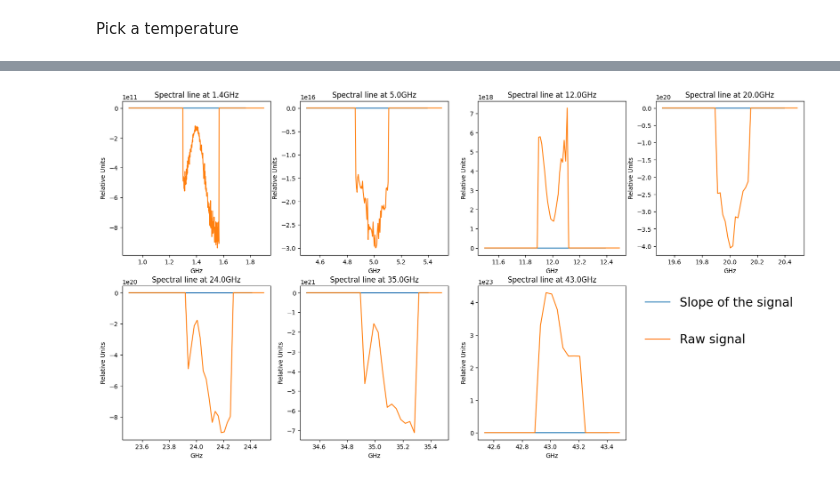
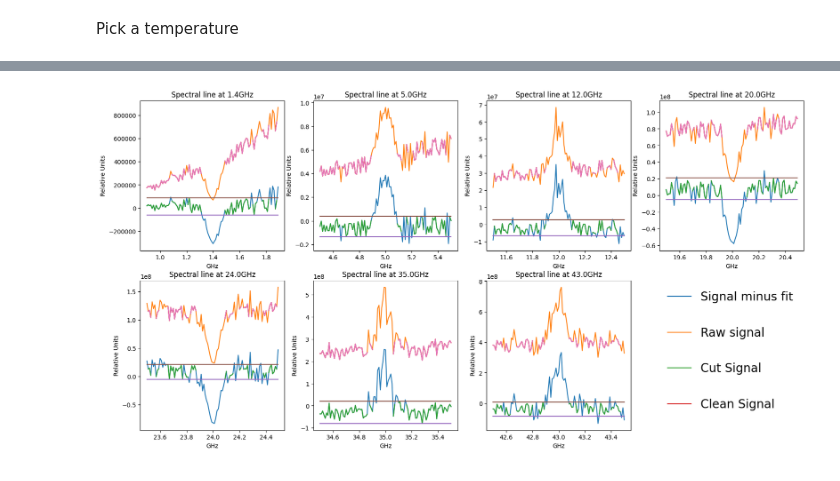
Before and after one commit to iliodis/ASTRO-BEAM, a Jupyter notebook: Task1-BlackbodyRadiationFitting/BlackbodyRadiationFitting.ipynb, the cells around one changed output, grey strips where cells are left out. Saved outputs shown, nothing was run; the diff lists cells and outputs as text; code cells hidden in the pictures.

```diff
--- a/Task1-BlackbodyRadiationFitting/BlackbodyRadiationFitting.ipynb
+++ b/Task1-BlackbodyRadiationFitting/BlackbodyRadiationFitting.ipynb
@@ -273,7 +273,8 @@ T = 1e4   #K
 import random
 
 X0 = 100
-X = np.geomspace(10e-3 , X0, 10000)
+X = np.linspace(10e-3, X0, 10000)
+# X = np.geomspace(10e-3 , X0, 10000)
 clean = Bv(X, T)
 
 # Trick for now
@@ -420,6 +421,7 @@ def quadratic(x, a):
 # lines = clean
 
 # spectral_lines = np.array([1.4, 5, 12, 20, 24, 35, 43])
+clean = signal.copy()
 
 # Trick for now
 noise = np.random.normal(0,0.3,len(clean))
@@ -440,70 +442,114 @@ for i in range(len(spectral_lines)):
         # signal[k] += sign*gauss[j]*signal[k]
         # clean[k] +=sign*gauss[j]*clean[k]
 
-    popt, pcov = optimize.curve_fit(Bv, X_cords, signal[points[0]:points[-1]+1])
-    popt1, pcov1 = optimize.curve_fit(quadratic, X_cords, signal[points[0]:points[-1]+1])
-
     df = pd.DataFrame({})
     df["Y"] = signal[points[0]:points[-1]+1]
     step = int(len(points)/10)
+    # step = 5
     dy = pd.DataFrame(df.iloc[step:].values-df.iloc[:-step].values)
     for j in range(step):
-        dy.loc[dy.size] = np.nan
+        dy.loc[dy.size] = dy[0][dy.size-1]
 
     # for j,v in enumerate(points):
         # print(dy[0][j])
         # print(max(dy[0]))
 
     max_point = [j for j,v in enumerate(points) if dy[0][j] == max(dy[0])][0]
+
     min_point = [j for j,v in enumerate(points) if dy[0][j] == min(dy[0])][0]
     start = int(min(max_point, min_point))
 
+    # for j in range(int(np.ceil(step/2))):
+    #     dy.loc[dy.size] = np.nan
+
+    popt, pcov = optimize.curve_fit(Bv, X_cords, signal[points[0]:points[-1]+1])
+    if(quad):
+        popt1, pcov1 = optimize.curve_fit(quadratic, X_cords, signal[points[0]:points[-1]+1])
+
+    cut_signal = signal[points[0]:points[-1]+1] - Bv(X_cords, *popt)
     flag = False
 
-    if start == max_point:
-        for j,v in enumerate(points):
-            if(not(flag) and v > points[min_point] and dy[0][j] > 0):
-                flag = True
-            if(flag):
-                if(dy[0][j] < 0):
-                    stop = j
-                    break
-    else:
-        for j,v in enumerate(points):
-            if(not(flag) and v > points[max_point] and dy[0][j] < 0):
-                flag = True
-            if(flag):
-                if(dy[0][j] > 0):
-                    stop = j
-                    break
+    # if start == max_point:
+    #     for j,v in enumerate(points):
+    #         if(not(flag) and v > points[min_point] and dy[0][j] > 0):
+    #             flag = True
+    #         if(flag):
+    #             if(dy[0][j] < 0):
+    #                 stop = j
+    #                 break
+    # else:
+    #     for j,v in enumerate(points):
+    #         if(not(flag) and v > points[max_point] and dy[0][j] < 0):
+    #             flag = True
+    #         if(flag):
+    #             if(dy[0][j] > 0):
+    #                 stop = j
+    #                 break
 
     # print(max_point)
     # print(X[points[start]])
     # print(X[points[stop]])
 
-    for j in range(points[start],points[stop]):
-        signal[j] = (signal[points[start]] - signal[points[stop]])/(start - stop)*signal[j]
+    # for j in range(points[start],points[stop]):
+    #     signal[j] = np.nan
+        # signal[j] = (signal[points[start]] - signal[points[stop]])/(start - stop)*signal[j]
         # print((signal[points[start]] - signal[points[stop]])/(points[start] - points[stop])*signal[j] + signal[points[start]])
 
+    h= np.histogram(cut_signal)
+    # print(pd.DataFrame(h))
+    new_h = list()
+    bin = h[1][0]-h[1][1]
+    # print("same"+str(bin))
+    for j, c in enumerate(h[0]):
+        if(c >= 15):
+            # if(last == -1):
+            #     new_h.append(h[1][j-1])
+            new_h.append(h[1][j])
+            last = j
+    # print(new_h)
+    # new_h = np.sort(new_h)
+    new_h.append(max(new_h)-bin)
+    new_h = np.sort(new_h)
+    # print(new_h)
+
+    cut = cut_signal.copy()
+
+    for j, y in enumerate(cut_signal):
+        if(y > new_h[-1]):
+            # cut_signal[j] = new_h[-1]
+            cut_signal[j] = np.nan
+        if(y < new_h[0]):
+            # cut_signal[j] = new_h[0]
+            cut_signal[j] = np.nan
+
+
+    clean_signal = cut_signal + Bv(X_cords, *popt)
 
     axis = ax[i//4, i%4]
-    axis.plot(X_cords, dy, label="Slope of the signal")
+    dy = dy.shift(periods = int(np.floor(step/2)), fill_value=dy[0][0])
+    # axis.plot(X_cords, dy, label="Slope of the signal")
+    axis.plot(X_cords, cut, label="Signal minus fit")
     axis.plot(X_cords, signal[points[0]:points[-1]+1], label="Raw signal")
+    axis.plot(X_cords, cut_signal, label="Cut Signal")
+    axis.plot(X_cords, clean_signal, label="Clean Signal")
+    axis.plot(X_cords, np.ones(len(X_cords))*new_h[0])
+    axis.plot(X_cords, np.ones(len(X_cords))*new_h[-1])
     # axis.plot(X[points[start]:points[stop]], signal[points[start]:points[stop]], label ="Spectral Lines")
-
+    clean[points[0]:points[-1]+1] = clean_signal
+    axis.plot(X_cords, clean[points[0]:points[-1]+1])
 
     # axis.plot(X_cords, Bv(X_cords, *popt), label = "Blackbody fit")
     # if(quad):
     #     axis.plot(X_cords, quadratic(X_cords, *popt1), "--", label = "Quadratic fit")
     #     handles, labels = axis.get_legend_handles_labels()
     # axis.plot(X_cords, clean[points[0]:points[-1]+1], label="Clean")
     axis.set_title("Spectral line at "+str(spectral_lines[i])+"GHz")
     axis.set_xlabel("GHz")
     axis.set_ylabel("Relative Units")
 
 handles, labels = axis.get_legend_handles_labels()
 ax[1,3].legend(handles, labels, labelspacing=2, fontsize = 20, frameon=False)
 ax[1,3].axis("off")
 plt.show()
 # %% [output]
-[figure, old version]
+[figure, new version]
```
Also changed, not shown: parts of 14 cells of this notebook.
